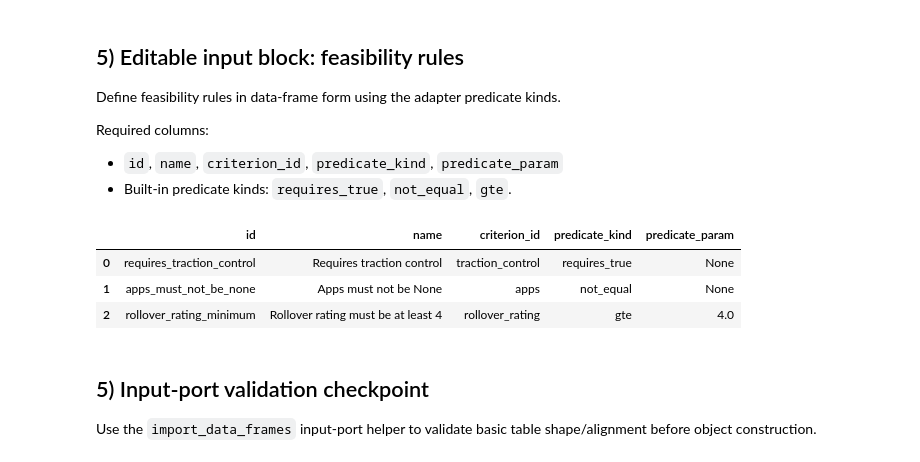
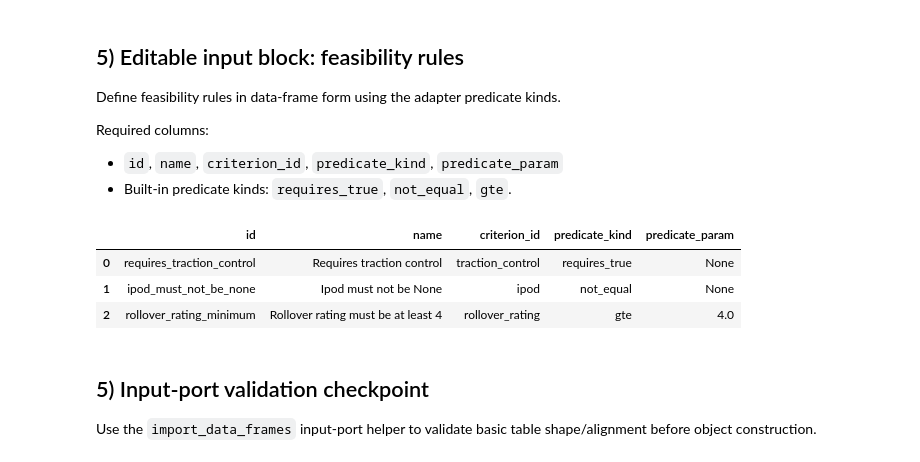
Before and after one commit to kewley-rob/decision-core, a Jupyter notebook: docs/notebooks/car_decision_template.ipynb, the cells around one changed output. Drawn from its saved outputs; the diff is of its cells as text; code cells hidden in the pictures.

```diff
--- a/docs/notebooks/car_decision_template.ipynb
+++ b/docs/notebooks/car_decision_template.ipynb
@@ -225,33 +223,33 @@ Required columns:
 # %%
 feasibility_df = pd.DataFrame([
     {
         "id": "requires_traction_control",
         "name": "Requires traction control",
         "criterion_id": "traction_control",
         "predicate_kind": "requires_true",
         "predicate_param": None,
     },
     {
-        "id": "apps_must_not_be_none",
-        "name": "Apps must not be None",
-        "criterion_id": "apps",
+        "id": "ipod_must_not_be_none",
+        "name": "Ipod must not be None",
+        "criterion_id": "ipod",
         "predicate_kind": "not_equal",
         "predicate_param": "None",
     },
     {
         "id": "rollover_rating_minimum",
         "name": "Rollover rating must be at least 4",
         "criterion_id": "rollover_rating",
         "predicate_kind": "gte",
         "predicate_param": 4.0,
     },
 ])
 
 feasibility_df
 # %% [output]
 |  | id | name | criterion_id | predicate_kind | predicate_param |
 | 0 | requires_traction_control | Requires traction control | traction_control | requires_true | None |
-| 1 | apps_must_not_be_none | Apps must not be None | apps | not_equal | None |
+| 1 | ipod_must_not_be_none | Ipod must not be None | ipod | not_equal | None |
 | 2 | rollover_rating_minimum | Rollover rating must be at least 4 | rollover_rating | gte | 4.0 |
 # %% [markdown]
 ## 5) Input-port validation checkpoint
```
Also changed, not shown: parts of 8 cells of this notebook.
